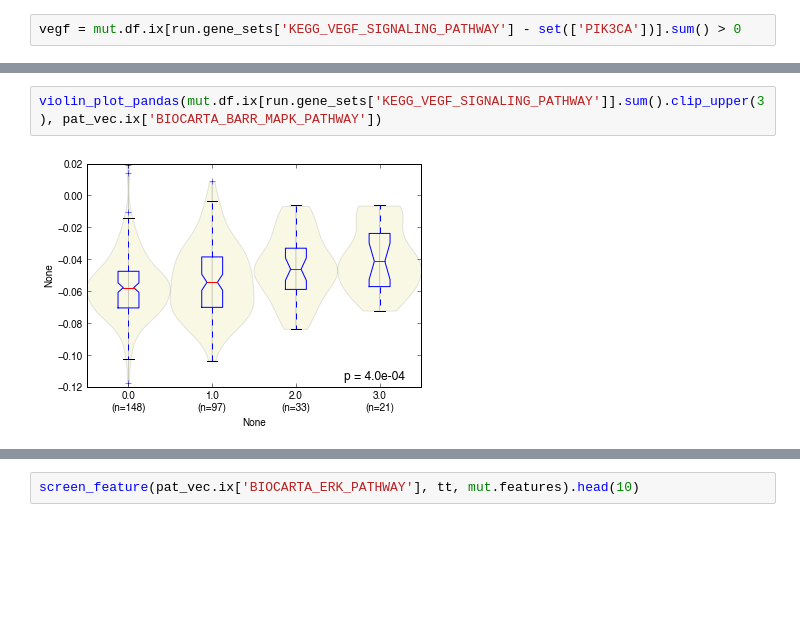
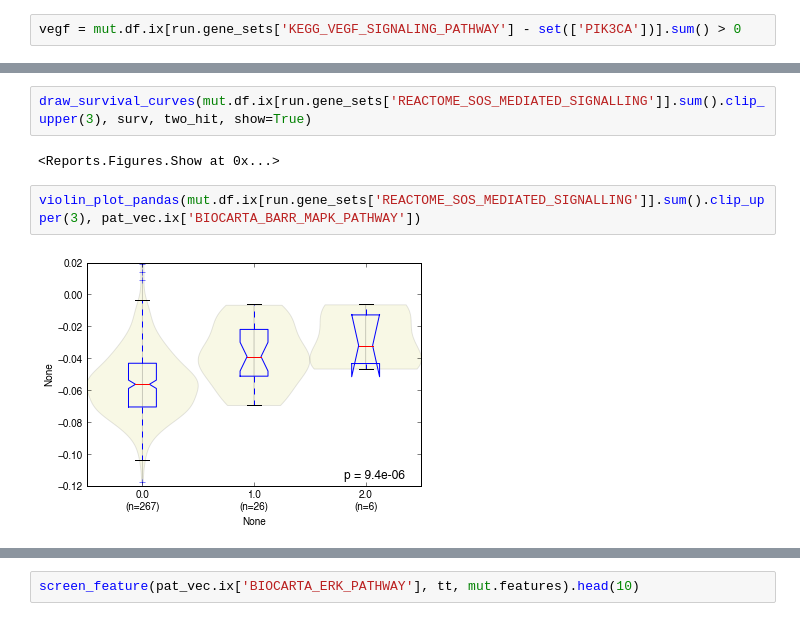
Before and after one commit to theandygross/TCGA, a Jupyter notebook: Pathway_Merge/Notebooks/HNSC_Univariate_All-Copy0.ipynb, the cells around one changed output, grey strips where cells are left out. Drawn from its saved outputs; the diff is of its cells as text; blank space fills up the shorter version.

```diff
--- a/Pathway_Merge/Notebooks/HNSC_Univariate_All-Copy0.ipynb
+++ b/Pathway_Merge/Notebooks/HNSC_Univariate_All-Copy0.ipynb
@@ -284,6 +286,10 @@ draw_survival_curves(mut.features.ix['PIK3CA'], surv, combine(vegf, two_hit), sh
 # %% [output]
 <Reports.Figures.Show at 0x...>
+# %%
+draw_survival_curves(mut.df.ix[run.gene_sets['REACTOME_SOS_MEDIATED_SIGNALLING']].sum().clip_upper(3), surv, two_hit, show=True)
+# %% [output]
+<Reports.Figures.Show at 0x...>
 # %%
-violin_plot_pandas(mut.df.ix[run.gene_sets['KEGG_VEGF_SIGNALING_PATHWAY']].sum().clip_upper(3), pat_vec.ix['BIOCARTA_BARR_MAPK_PATHWAY'])
+violin_plot_pandas(mut.df.ix[run.gene_sets['REACTOME_SOS_MEDIATED_SIGNALLING']].sum().clip_upper(3), pat_vec.ix['BIOCARTA_BARR_MAPK_PATHWAY'])
 # %% [output]
-[figure, old version]
+[figure, new version]
```
Also changed, not shown: parts of 3 cells of this notebook, 12 other files.
